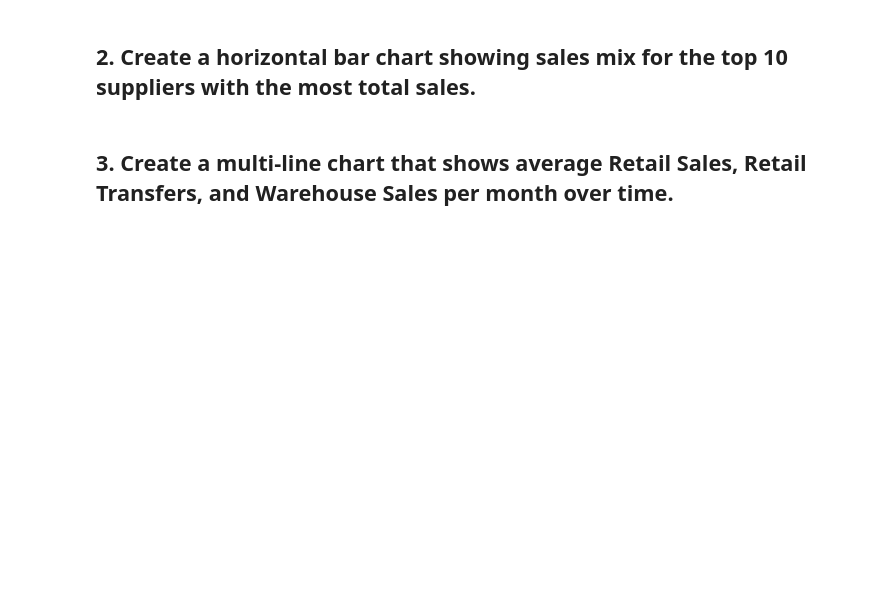
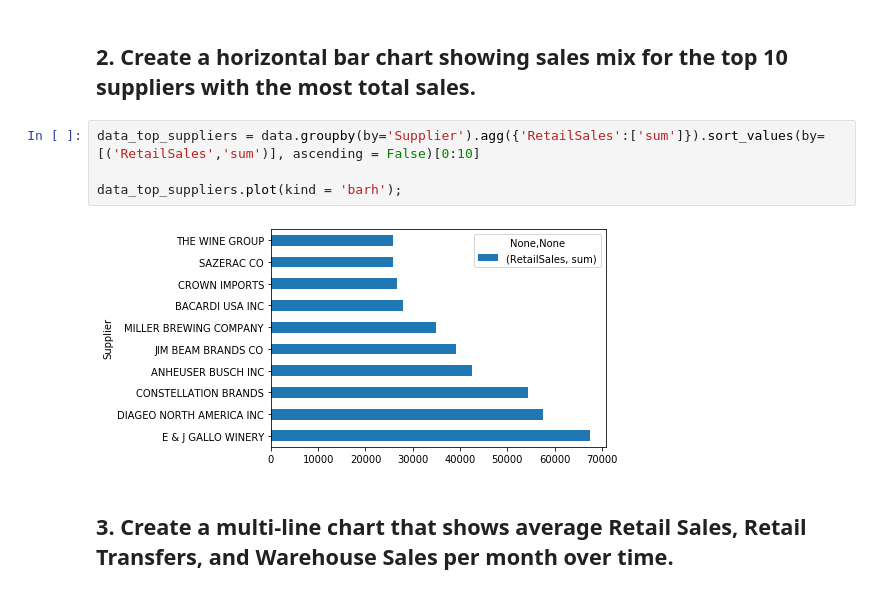
Before and after one commit to marinapm90/data-labs, a Jupyter notebook: module-2/lab-plotting-multiple-data-series/your-code/main.ipynb, the cells around one changed output. Saved outputs shown, nothing was run; the diff lists cells and outputs as text; blank space fills up the shorter version.

```diff
--- a/module-2/lab-plotting-multiple-data-series/your-code/main.ipynb
+++ b/module-2/lab-plotting-multiple-data-series/your-code/main.ipynb
@@ -31,4 +38,10 @@ TypeError: bar() missing 1 required positional argument: 'height'
 # %% [markdown]
 ## 2. Create a horizontal bar chart showing sales mix for the top 10 suppliers with the most total sales.
+# %%
+data_top_suppliers = data.groupby(by='Supplier').agg({'RetailSales':['sum']}).sort_values(by=[('RetailSales','sum')], ascending = False)[0:10]
+
+data_top_suppliers.plot(kind = 'barh');
+# %% [output]
+[figure, added]
 # %% [markdown]
 ## 3. Create a multi-line chart that shows average Retail Sales, Retail Transfers, and Warehouse Sales per month over time.
```
Also changed, not shown: parts of 8 cells of this notebook.
